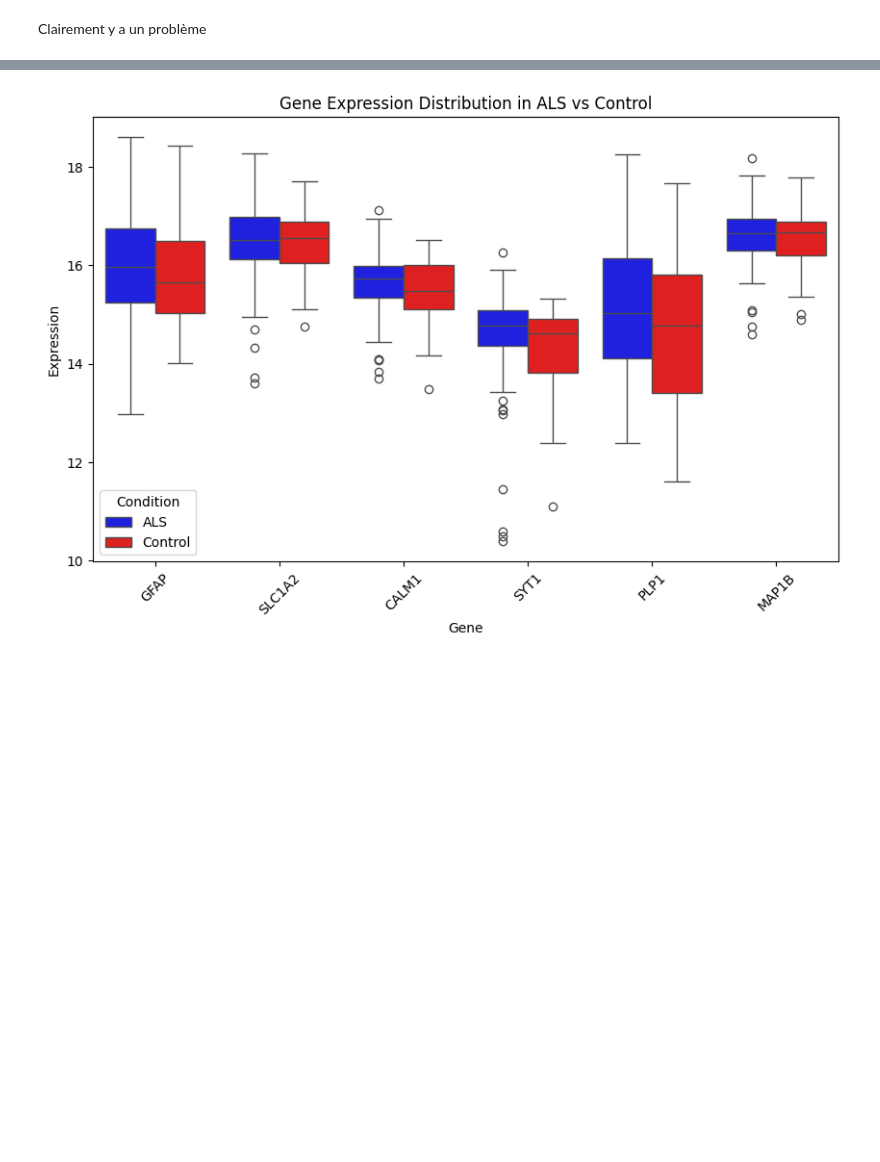
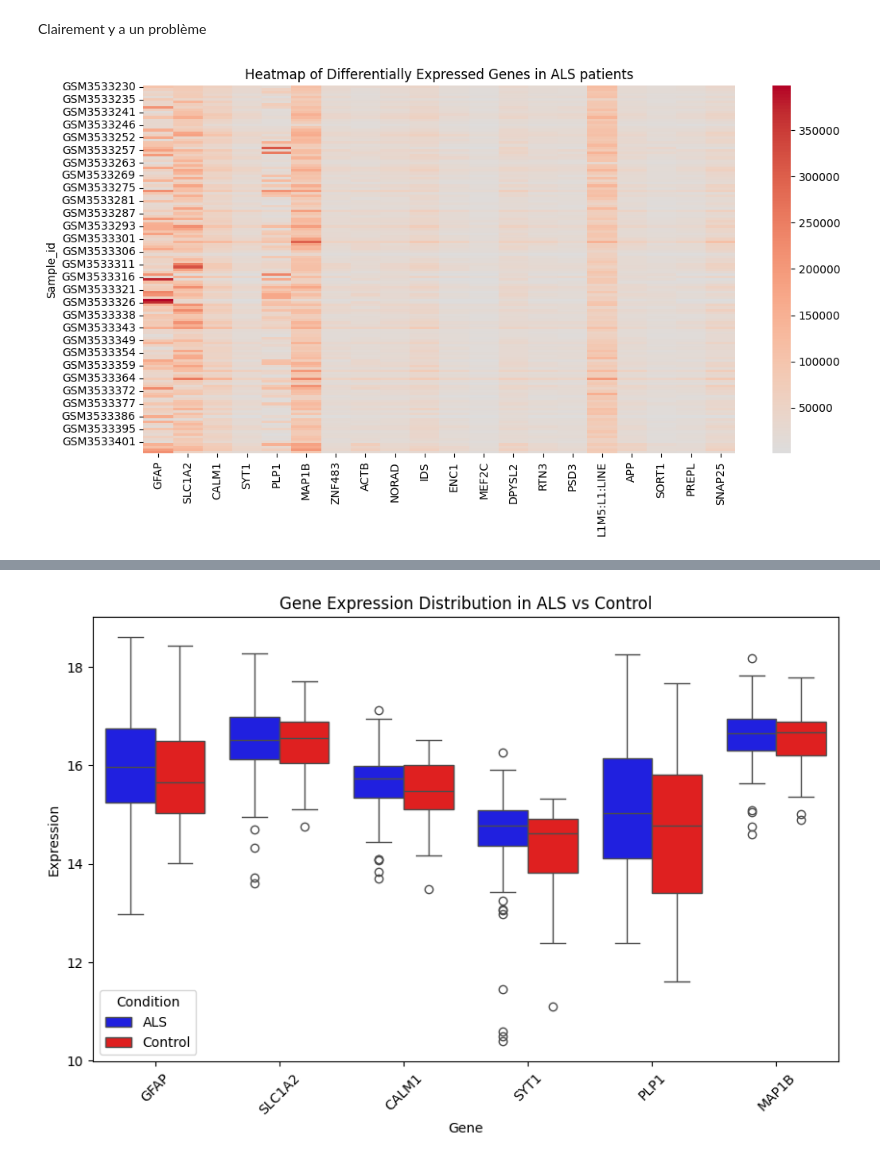
Before and after one commit to lenorabuggenhoudt/BioInfo, a Jupyter notebook: data_extraction.ipynb, the cells around one changed output, grey strips where cells are left out. Cells and saved outputs as stored; diff of their text form; code cells hidden in the pictures; blank space fills up the shorter version.

```diff
--- a/data_extraction.ipynb
+++ b/data_extraction.ipynb
@@ -847,5 +859,15 @@ plt.show()
 [figure]
 # %% [markdown]
 Clairement y a un problème
+# %%
+top_genes = als_stats_sorted.head(20).index  # Select top 20 DEGs
+df_subset = c_data.get_data_als()[top_genes]  # Extract relevant genes
+
+plt.figure(figsize=(12,6))
+sns.heatmap(df_subset, cmap="coolwarm", center=0)
+plt.title("Heatmap of Differentially Expressed Genes in ALS patients")
+plt.show()
+# %% [output]
+[figure, added]
 # %%
 top_genes = als_stats_sorted.head(20).index  # Select top 20 DEGs
```
Also changed, not shown: parts of 16 cells of this notebook.
